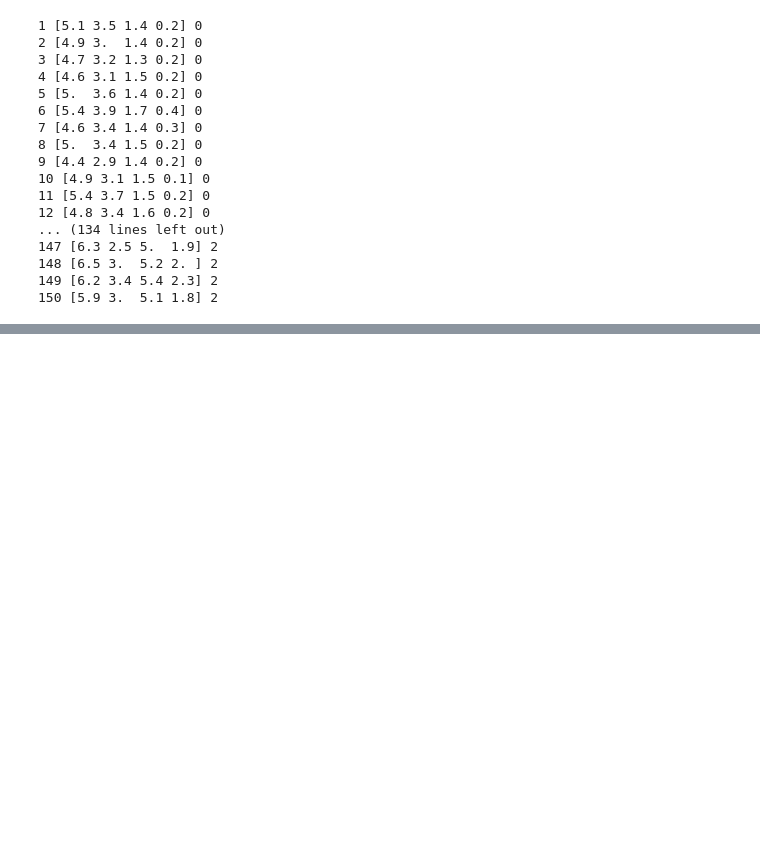
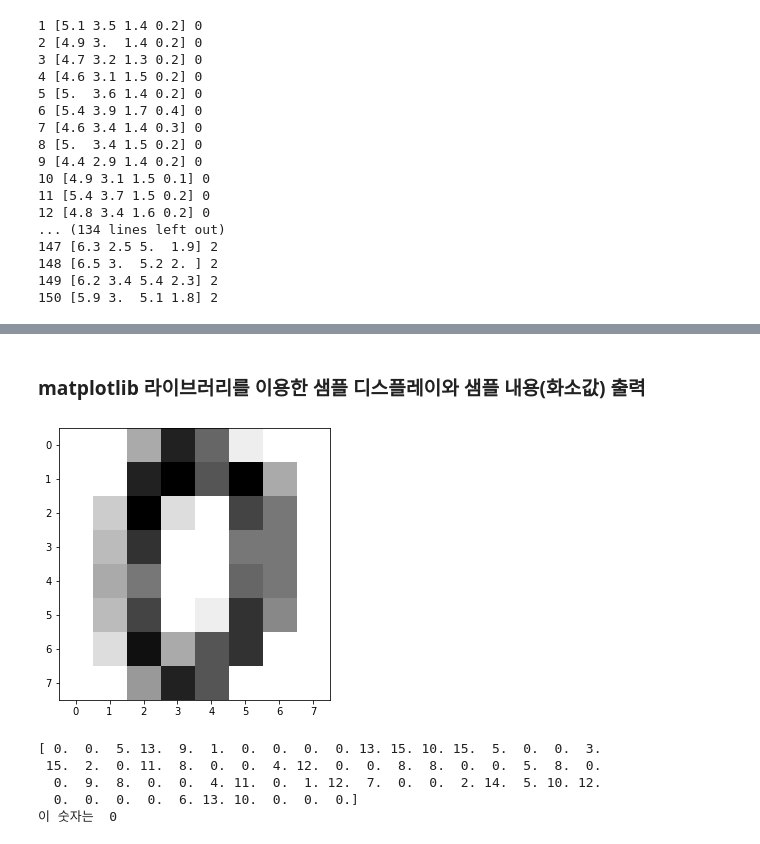
Before and after one commit to jc3wrld999/ML-100Days, a Jupyter notebook: iris_dataset.ipynb, the cells around one changed output, grey strips where cells are left out. Cells and saved outputs as stored; diff of their text form; code cells hidden in the pictures; blank space fills up the shorter version.

```diff
--- a/iris_dataset.ipynb
+++ b/iris_dataset.ipynb
@@ -79,0 +134,19 @@ s.fit(d.data, d)
+# %% [markdown]
+### matplotlib 라이브러리를 이용한 샘플 디스플레이와 샘플 내용(화소값) 출력
+# %%
+digit = datasets.load_digits()
+
+plt.figure(figsize=(5, 5))
+plt.imshow(digit.images[0], cmap=plt.cm.gray_r, interpolation='nearest') # 0번 샘플을 그림
+
+plt.show()
+
+print(digit.data[0]) # 0번 샘플의 화솟값을 출력
+print("이 숫자는 ",digit.target[0])
+# %% [output]
+[figure, added]
+[ 0.  0.  5. 13.  9.  1.  0.  0.  0.  0. 13. 15. 10. 15.  5.  0.  0.  3.
+ 15.  2.  0. 11.  8.  0.  0.  4. 12.  0.  0.  8.  8.  0.  0.  5.  8.  0.
+  0.  9.  8.  0.  0.  4. 11.  0.  1. 12.  7.  0.  0.  2. 14.  5. 10. 12.
+  0.  0.  0.  0.  6. 13. 10.  0.  0.  0.]
+이 숫자는  0
```
Also changed, not shown: parts of 20 cells of this notebook, 2 other files.
